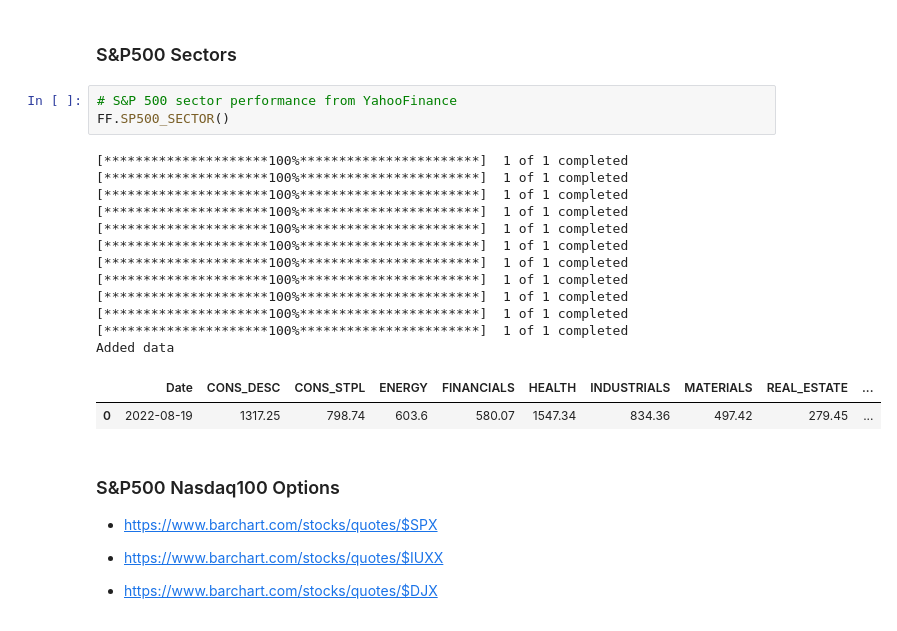
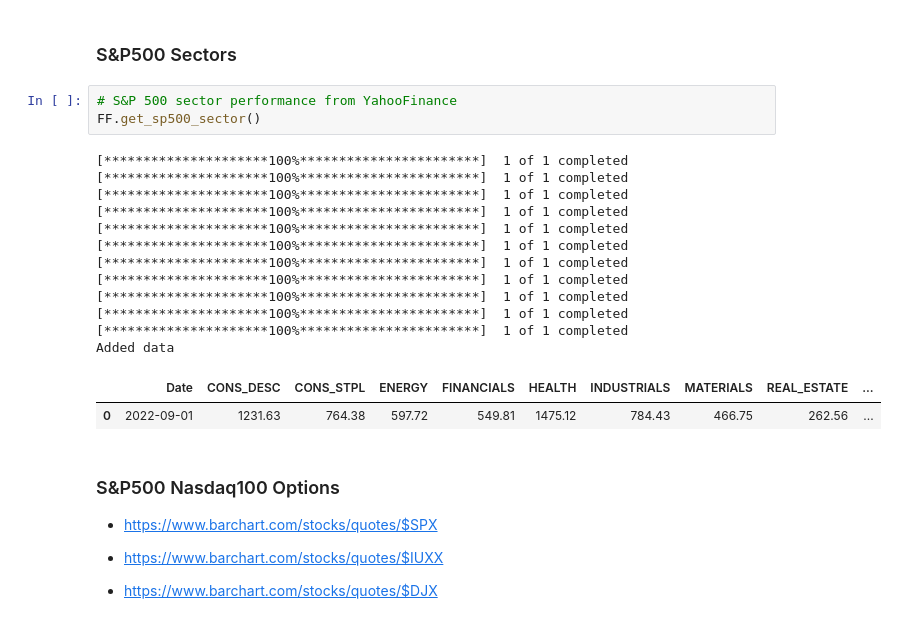
Before and after one commit to RanArino/Data_Analysis_Python, a Jupyter notebook: Finance/Analysis.ipynb, the cells around one changed output. Saved outputs shown, nothing was run; the diff lists cells and outputs as text.

```diff
--- a/Finance/Analysis.ipynb
+++ b/Finance/Analysis.ipynb
@@ -88,22 +96,22 @@ Added data:
 ### S&P500 Sectors
 # %%
 # S&P 500 sector performance from YahooFinance
-FF.SP500_SECTOR()
+FF.get_sp500_sector()
 # %% [output]
 [*********************100%***********************]  1 of 1 completed
 [*********************100%***********************]  1 of 1 completed
 [*********************100%***********************]  1 of 1 completed
 [*********************100%***********************]  1 of 1 completed
 [*********************100%***********************]  1 of 1 completed
 [*********************100%***********************]  1 of 1 completed
 [*********************100%***********************]  1 of 1 completed
 [*********************100%***********************]  1 of 1 completed
 [*********************100%***********************]  1 of 1 completed
 [*********************100%***********************]  1 of 1 completed
 [*********************100%***********************]  1 of 1 completed
 Added data
 |  | Date | CONS_DESC | CONS_STPL | ENERGY | FINANCIALS | HEALTH | INDUSTRIALS | MATERIALS | REAL_ESTATE | ... |
-| 0 | 2022-08-19 | 1317.25 | 798.74 | 603.6 | 580.07 | 1547.34 | 834.36 | 497.42 | 279.45 | ... |
+| 0 | 2022-09-01 | 1231.63 | 764.38 | 597.72 | 549.81 | 1475.12 | 784.43 | 466.75 | 262.56 | ... |
 # %% [markdown]
 ### S&P500 Nasdaq100 Options
 - https://www.barchart.com/stocks/quotes/$SPX
```
Also changed, not shown: parts of 46 cells of this notebook, 1 other file.
